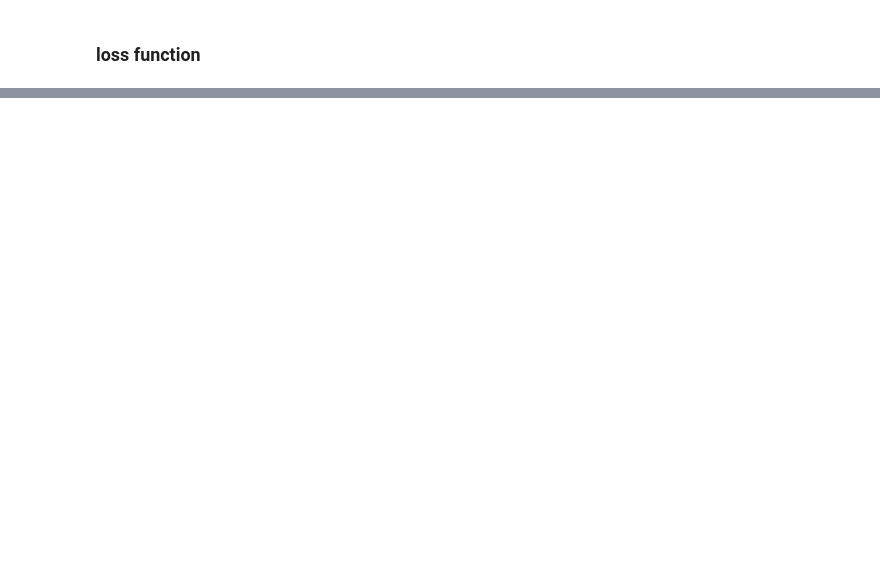
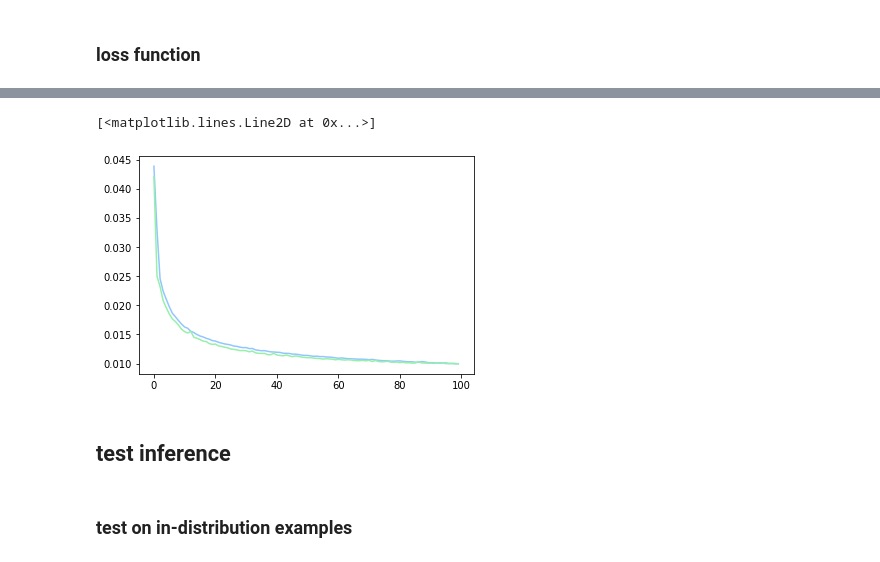
Before and after one commit to clu5/registration, a Jupyter notebook: notebooks/playground.ipynb, the cells around one changed output, grey strips where cells are left out. Drawn from its saved outputs; the diff is of its cells as text; code cells hidden in the pictures; blank space fills up the shorter version.

Commit message:
working notebook example for fashionmnist

```diff
--- a/notebooks/playground.ipynb
+++ b/notebooks/playground.ipynb
@@ -278,6 +278,9 @@ def loss_func(fixed, moving, displacement, weight=0.05):
 # %%
+
+img = img.to('cuda')
+moved, displacement = model(img)
 moving_image = img[:, 0].unsqueeze(1)
 fixed_image = img[:, 1].unsqueeze(1)
-prediction, displacement = model(moving_image)
-loss_func(fixed_image, moved_image, displacement)
+loss = loss_func(moved, fixed_image, displacement)
+print(loss)
 # %% [output]
@@ -287,6 +290,5 @@ tensor(0.0563, grad_fn=<AddBackward0>)
 # %%
-# model = model.to('cuda')
-optimizer = torch.optim.Adam(model.parameters(), lr=1e-4)
+optimizer = torch.optim.Adam(model.parameters(), lr=3e-4)
 # %%
 def iterate(
     model,
@@ -295,16 +297,15 @@ def iterate(
 ):
     average_loss = 0.
     for i, images in tqdm(enumerate(loader)):
-        fixed_images = images[:, 0].unsqueeze(1)
-        moving_images = images[:, 1].unsqueeze(1)
-        predictions, displacements = model(moving_images)
-        loss = loss_func(fixed_images, predictions, displacements)
+        moved_images, displacements = model(images.to('cuda'))
+        fixed_images = images[:, 1].unsqueeze(1).to('cuda')
+        loss = loss_func(moved_images, fixed_images, displacements)
         if training:
             optimizer.zero_grad()
             loss.backward()
             optimizer.step()
         average_loss += loss.detach().item()
-    return average_loss / i
+    return average_loss / len(loader)
 
 
 def train(
@@ -320,6 +321,7 @@ def train(
         epoch_loss['train'].append(train_loss)
         epoch_loss['val'].append(val_loss)
         print(f'epoch {i} finished')
+    return epoch_loss
 # %%
-epoch_loss = train(model, sneaker_train_loader, sneaker_val_loader)
+epoch_loss = train(model, train_loader, val_loader, epochs=100)
 # %% [output]
@@ -326,0 +341,10 @@ KeyboardInterrupt:
+# %%
+plt.plot(epoch_loss['train'])
+plt.plot(epoch_loss['val'])
+# %% [output]
+[<matplotlib.lines.Line2D at 0x...>]
+[figure, added]
+# %% [markdown]
+## test inference
+# %% [markdown]
+### test on in-distribution examples
```
Also changed, not shown: parts of 46 cells of this notebook, 1 other file.
